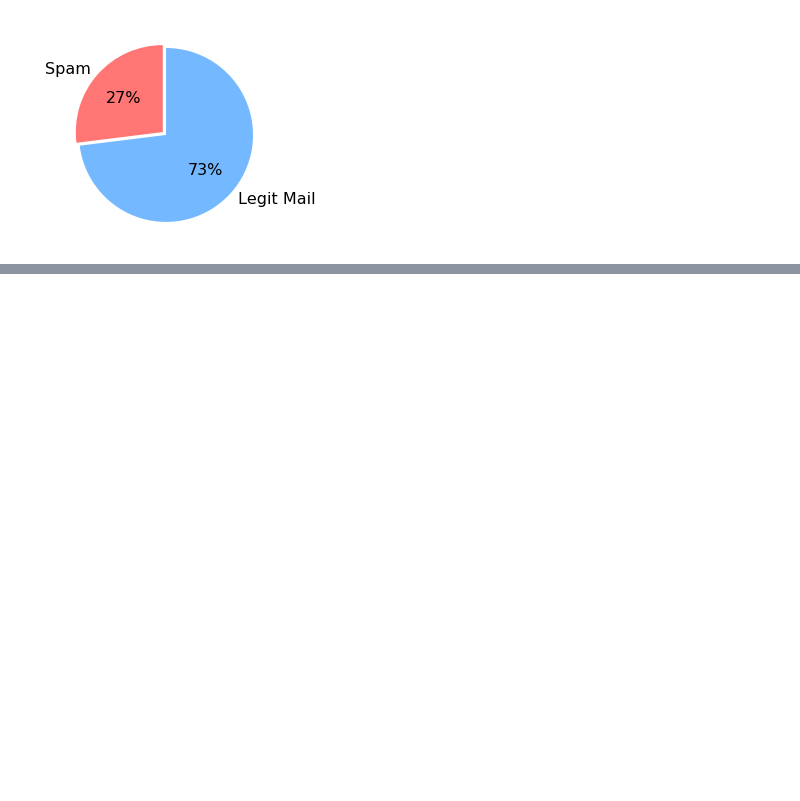
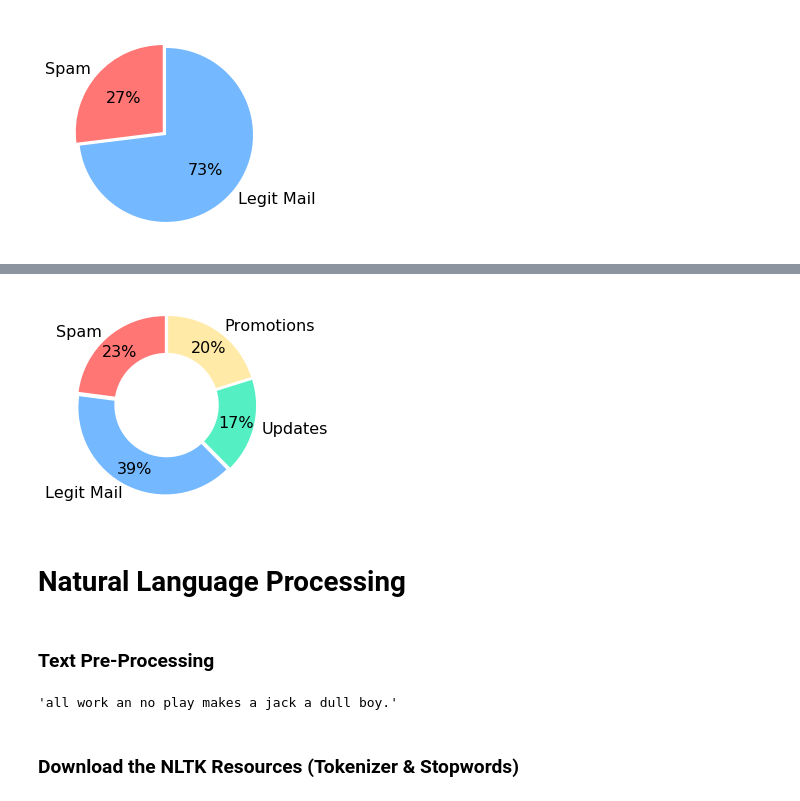
Before and after one commit to rasoulghaznavi/Excersise, a Jupyter notebook: 06 Bayes Classifier.ipynb, the cells around one changed output, grey strips where cells are left out. Cells and saved outputs as stored; diff of their text form; code cells hidden in the pictures; blank space fills up the shorter version.

```diff
--- a/06 Bayes Classifier.ipynb
+++ b/06 Bayes Classifier.ipynb
@@ -330,0 +341,26 @@ ModuleNotFoundError: No module named 'zen'
+# %%
+category_names = ['Spam', 'Legit Mail', 'Updates', 'Promotions']
+sizes = [25, 43, 19, 22]
+custom_colors = ['#ff7675', '#74b9ff', '#55efc4', "#ffeaa7"]
+offset = [0.03, 0.03, 0.03, 0.03]
+plt.pie(sizes, labels=category_names, textprops={'fontsize': 16}, startangle = 90, autopct = '%1.0f%%', colors = custom_colors, pctdistance=0.79, explode = offset)
+
+# draw circle
+center_circle = plt.Circle((0,0), radius=0.6, fc='white')
+plt.gca().add_artist(center_circle)
+
+plt.show()
+# %% [output]
+[figure, added]
+# %% [markdown]
+# Natural Language Processing
+# %% [markdown]
+### Text Pre-Processing
+# %%
+# Convert to Lower Case
+msg = 'All work an no play makes a Jack a dull boy.'
+msg.lower()
+# %% [output]
+'all work an no play makes a jack a dull boy.'
+# %% [markdown]
+### Download the NLTK Resources (Tokenizer & Stopwords)
```
Also changed, not shown: parts of 33 cells of this notebook.
